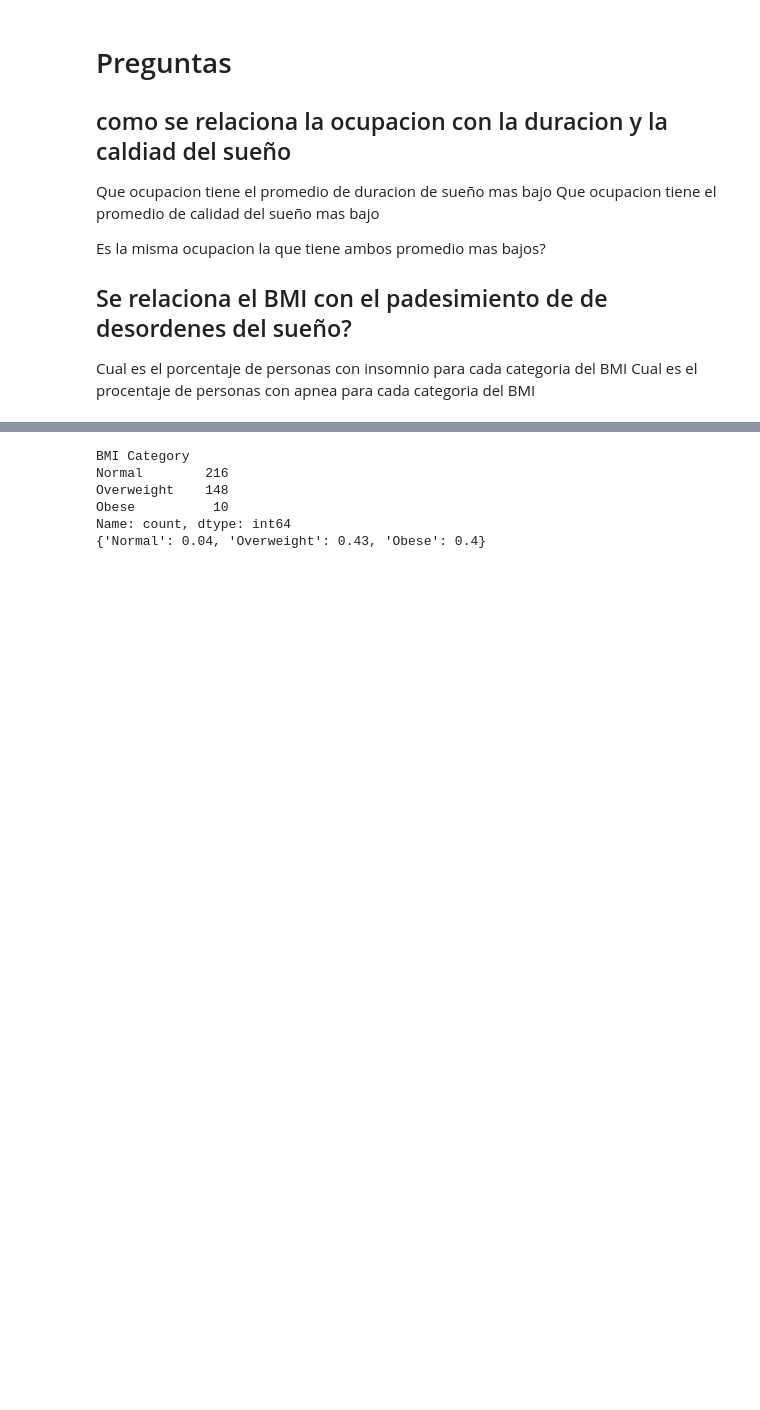
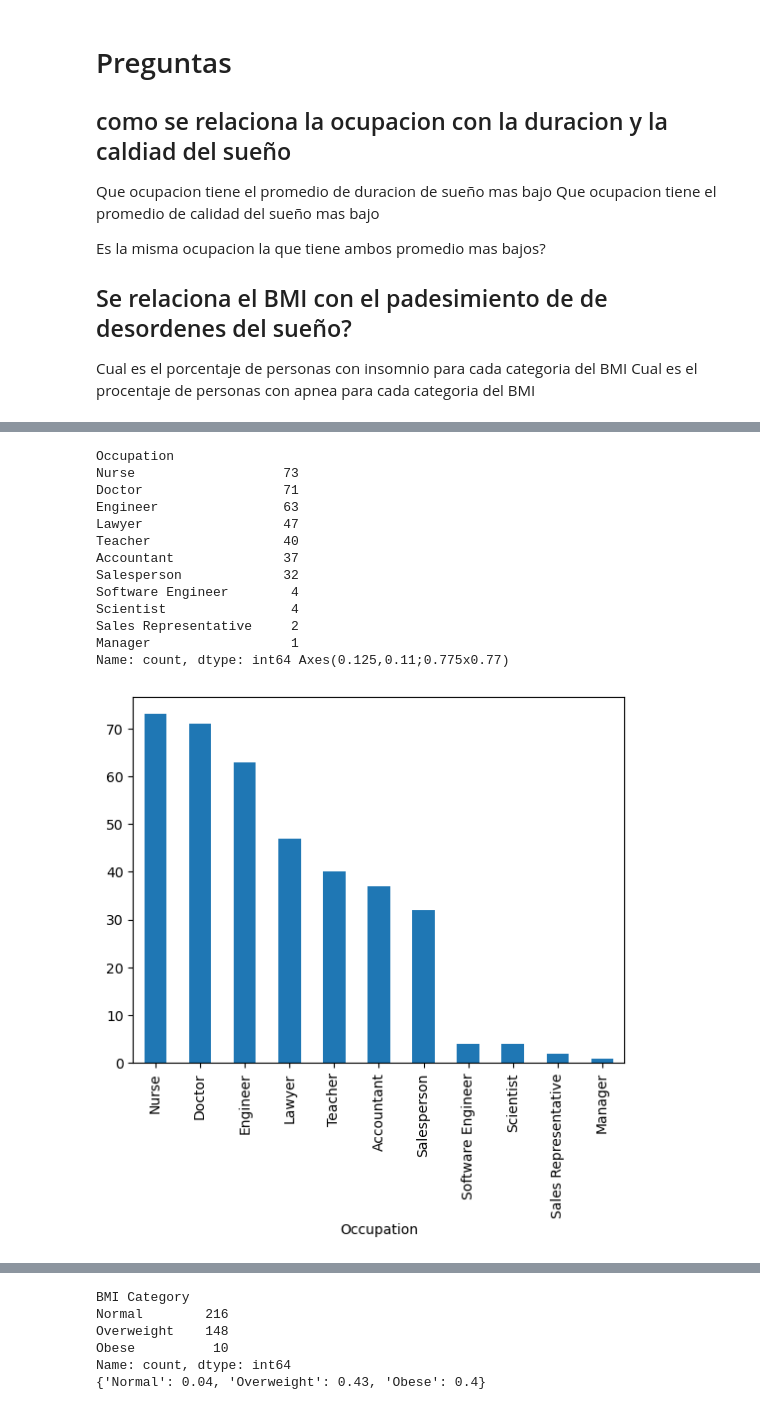
Before and after one commit to CesarNav/sleep, a Jupyter notebook: sleep_health.ipynb, the cells around one changed output, grey strips where cells are left out. Drawn from its saved outputs; the diff is of its cells as text; code cells hidden in the pictures; blank space fills up the shorter version.

```diff
--- a/sleep_health.ipynb
+++ b/sleep_health.ipynb
@@ -61 +83,21 @@ El promedio de calidad del sueño para la muestra es 7.31
+# %%
+# Conteo de ocupaciones
+occupation_counts = sleep_dt["Occupation"].value_counts(sort=True)
+
+print(occupation_counts, occupation_counts.plot(kind="bar"))
+# %% [output]
+Occupation
+Nurse                   73
+Doctor                  71
+Engineer                63
+Lawyer                  47
+Teacher                 40
+Accountant              37
+Salesperson             32
+Software Engineer        4
+Scientist                4
+Sales Representative     2
+Manager                  1
+Name: count, dtype: int64 Axes(0.125,0.11;0.775x0.77)
+[figure, added]
 # %%
```
Also changed, not shown: parts of 9 cells of this notebook, 1 other file.
